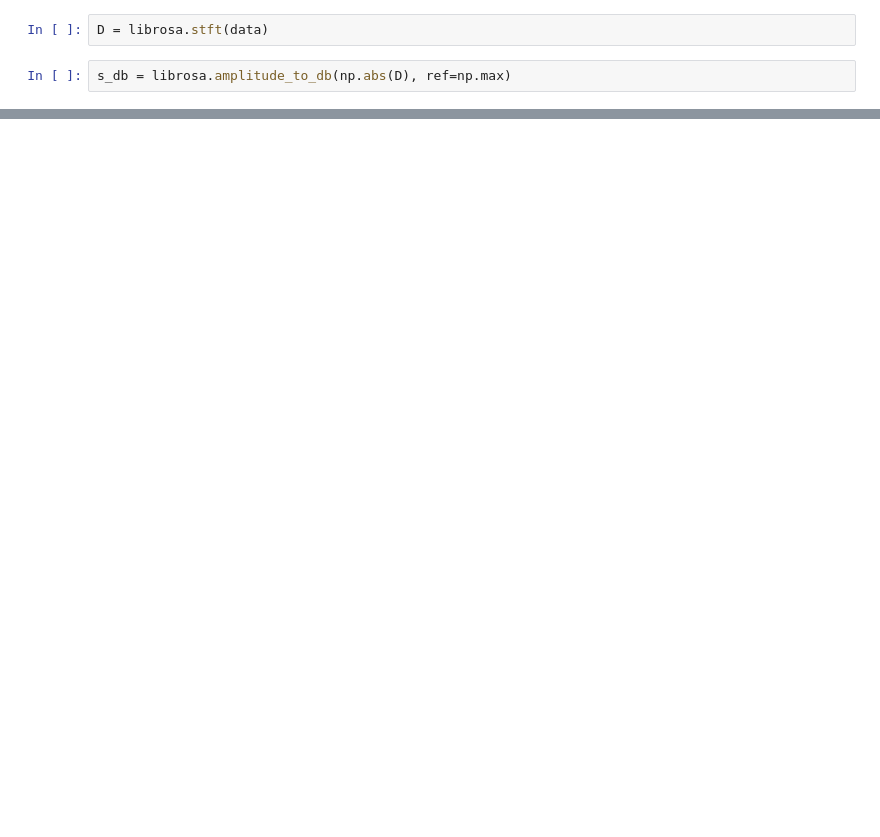
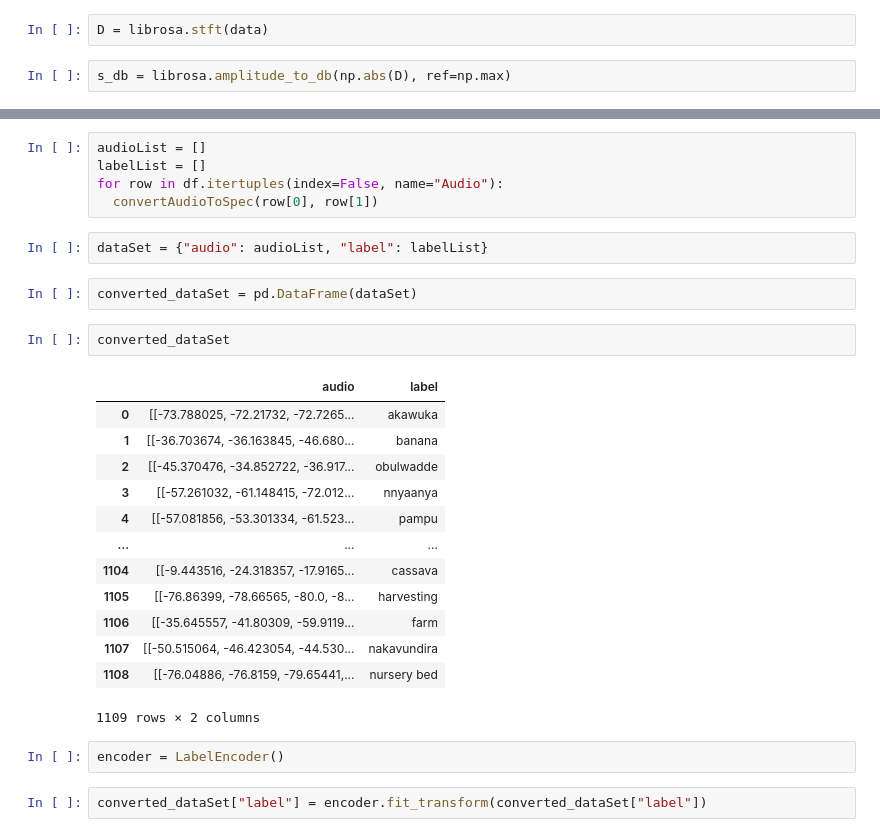
Before and after one commit to steven-mpawulo/KWS_NLP_DeepLearning, a Jupyter notebook: KWS_NLP_.ipynb, the cells around one changed output, grey strips where cells are left out. Cells and saved outputs as stored; diff of their text form; blank space fills up the shorter version.

```diff
--- a/KWS_NLP_.ipynb
+++ b/KWS_NLP_.ipynb
@@ -123,0 +156,29 @@ plt.colorbar()
+# %%
+audioList = []
+labelList = []
+for row in df.itertuples(index=False, name="Audio"):
+  convertAudioToSpec(row[0], row[1])
+# %%
+dataSet = {"audio": audioList, "label": labelList}
+# %%
+converted_dataSet = pd.DataFrame(dataSet)
+# %%
+converted_dataSet
+# %% [output]
+|  | audio | label |
+| 0 | [[-73.788025, -72.21732, -72.7265... | akawuka |
+| 1 | [[-36.703674, -36.163845, -46.680... | banana |
+| 2 | [[-45.370476, -34.852722, -36.917... | obulwadde |
+| 3 | [[-57.261032, -61.148415, -72.012... | nnyaanya |
+| 4 | [[-57.081856, -53.301334, -61.523... | pampu |
+| ... | ... | ... |
+| 1104 | [[-9.443516, -24.318357, -17.9165... | cassava |
+| 1105 | [[-76.86399, -78.66565, -80.0, -8... | harvesting |
+| 1106 | [[-35.645557, -41.80309, -59.9119... | farm |
+| 1107 | [[-50.515064, -46.423054, -44.530... | nakavundira |
+| 1108 | [[-76.04886, -76.8159, -79.65441,... | nursery bed |
+1109 rows × 2 columns
+# %%
+encoder = LabelEncoder()
+# %%
+converted_dataSet["label"] = encoder.fit_transform(converted_dataSet["label"])
```
Also changed, not shown: parts of 60 cells of this notebook.
